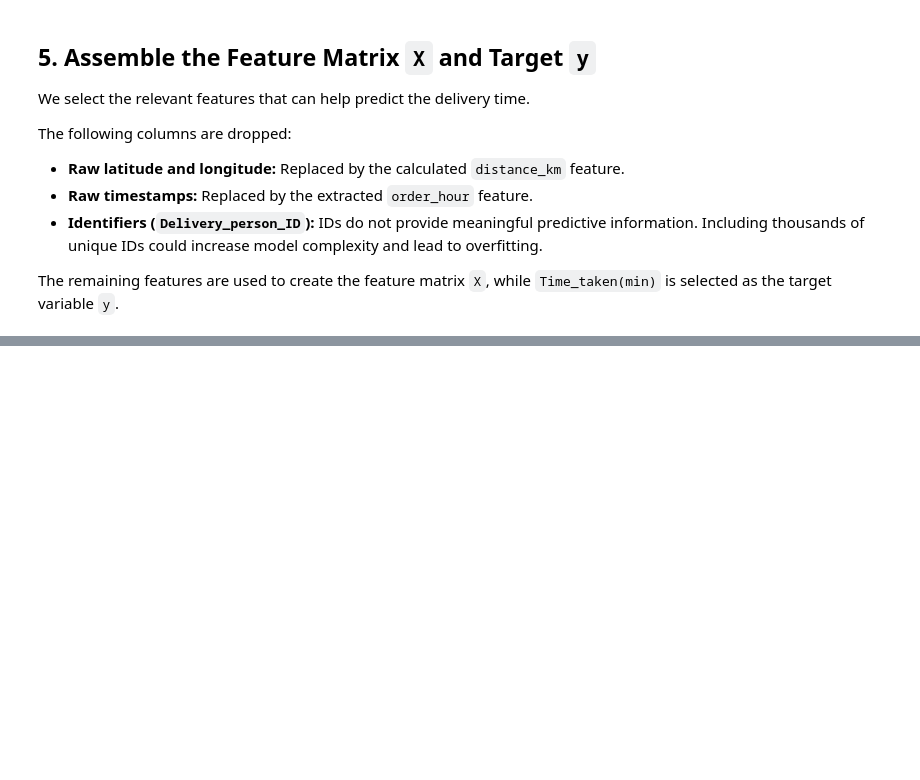
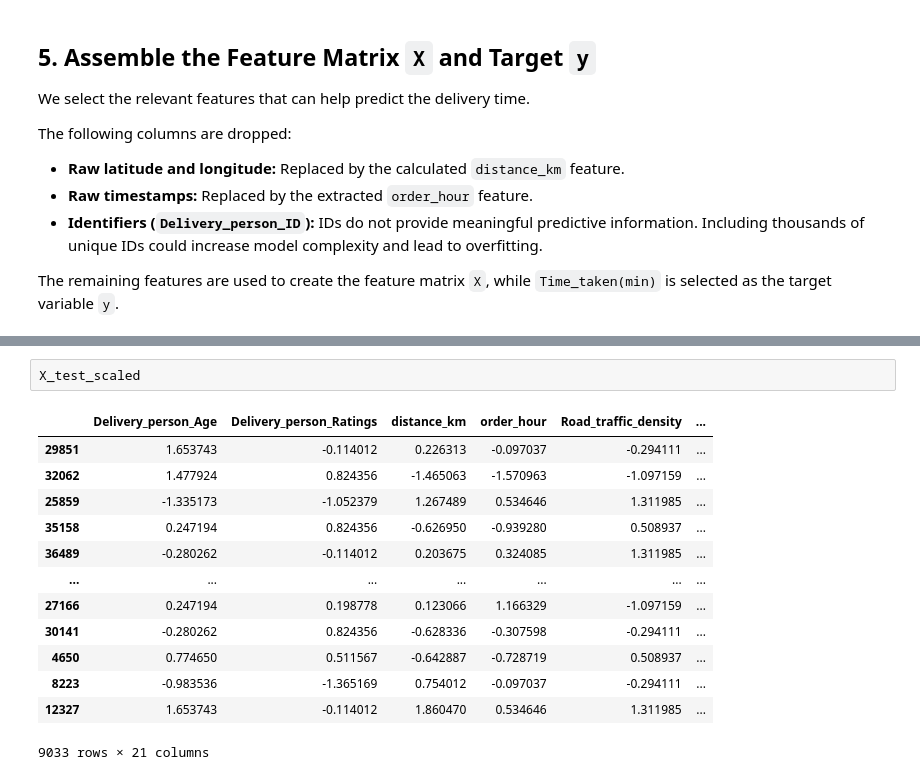
Before and after one commit to anurag-dev89/DeliverEase, a Jupyter notebook: notebooks/DeliverEase.ipynb, the cells around one changed output, grey strips where cells are left out. Drawn from its saved outputs; the diff is of its cells as text; blank space fills up the shorter version.

```diff
--- a/notebooks/DeliverEase.ipynb
+++ b/notebooks/DeliverEase.ipynb
@@ -1067,0 +1225,16 @@ The remaining features are used to create the feature matrix `X`, while `Time_ta
+# %%
+X_test_scaled
+# %% [output]
+|  | Delivery_person_Age | Delivery_person_Ratings | distance_km | order_hour | Road_traffic_density | ... |
+| 29851 | 1.653743 | -0.114012 | 0.226313 | -0.097037 | -0.294111 | ... |
+| 32062 | 1.477924 | 0.824356 | -1.465063 | -1.570963 | -1.097159 | ... |
+| 25859 | -1.335173 | -1.052379 | 1.267489 | 0.534646 | 1.311985 | ... |
+| 35158 | 0.247194 | 0.824356 | -0.626950 | -0.939280 | 0.508937 | ... |
+| 36489 | -0.280262 | -0.114012 | 0.203675 | 0.324085 | 1.311985 | ... |
+| ... | ... | ... | ... | ... | ... | ... |
+| 27166 | 0.247194 | 0.198778 | 0.123066 | 1.166329 | -1.097159 | ... |
+| 30141 | -0.280262 | 0.824356 | -0.628336 | -0.307598 | -0.294111 | ... |
+| 4650 | 0.774650 | 0.511567 | -0.642887 | -0.728719 | 0.508937 | ... |
+| 8223 | -0.983536 | -1.365169 | 0.754012 | -0.097037 | -0.294111 | ... |
+| 12327 | 1.653743 | -0.114012 | 1.860470 | 0.534646 | 1.311985 | ... |
+9033 rows × 21 columns
```
Also changed, not shown: parts of 38 cells of this notebook.
